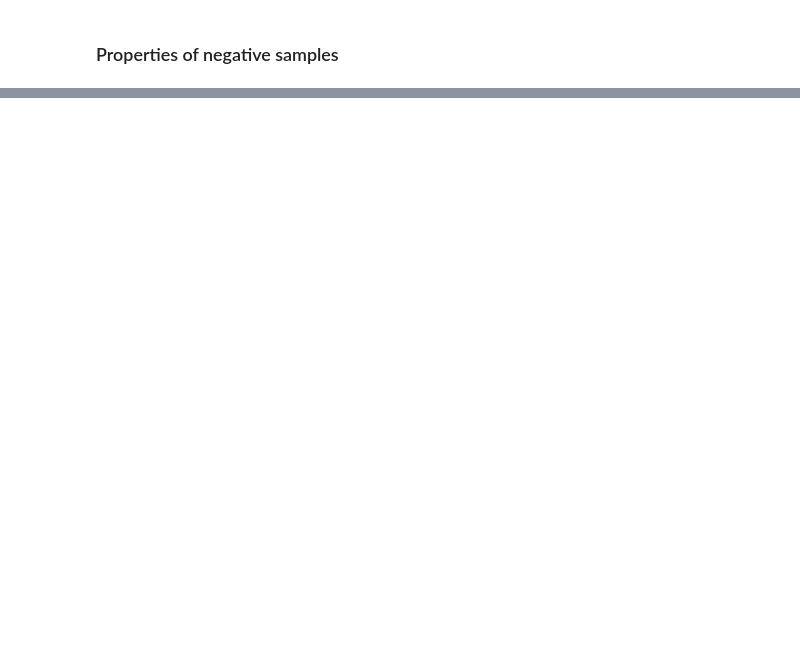
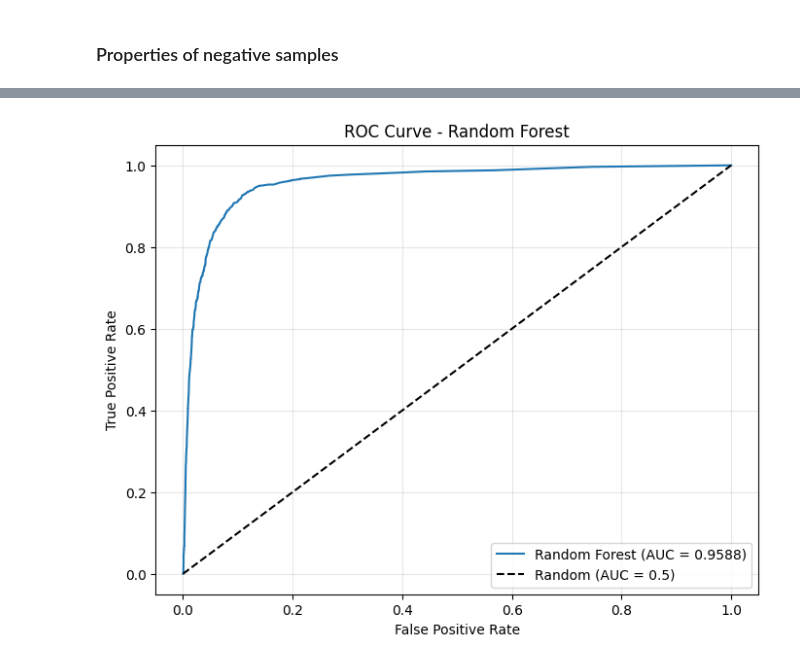
Before and after one commit to Inline6ix/capstone, a Jupyter notebook: capstone.ipynb, the cells around one changed output, grey strips where cells are left out. Cells and saved outputs as stored; diff of their text form; code cells hidden in the pictures; blank space fills up the shorter version.

```diff
--- a/capstone.ipynb
+++ b/capstone.ipynb
@@ -341,0 +387,20 @@ print(5)
+# %%
+# Merge the 'Score_BA' column from epitopes_BA_pred into the epitopes dataframe
+epitopes = pd.merge(epitopes, epitopes_BA_pred[['peptide', 'Score_BA']], on='peptide', how='left')
+epitopes = pd.merge(epitopes, epitopes_composition, on='peptide', how='left')
+
+negatives = pd.merge(negatives, negatives_BA_pred[['peptide', 'Score_BA']], on='peptide', how='left')
+negatives = pd.merge(negatives, negatives_composition, on='peptide', how='left')
+# %%
+def calculate_instability(peptide):
+    """Calculate the instability of a peptide sequence using Biopython."""
+    try:
+        # ProteinAnalysis only works with standard amino acids
+        protein = ProteinAnalysis(peptide)
+        return protein.instability_index()
+    except Exception as e:
+        # Handle peptides with non-standard amino acids
+        return None
+
+# Apply the function to calculate molecular weight for each epitope
+epitopes['instability'] = epitopes['peptide'].apply(calculate_instability)
@@ -341,0 +477,67 @@ print(5)
+# %%
+# Train a Random Forest model
+from sklearn.ensemble import RandomForestClassifier
+from sklearn.metrics import classification_report, accuracy_score, confusion_matrix, roc_auc_score, roc_curve
+import matplotlib.pyplot as plt
+import numpy as np
+
+# Initialize the Random Forest Classifier
+rf_model = RandomForestClassifier(
+    n_estimators=100,  # Number of trees
+    max_depth=None,    # Maximum depth of trees
+    min_samples_split=2,
+    min_samples_leaf=1,
+    random_state=42
+)
+
+# Train the model
+rf_model.fit(X_train, y_train)
+
+# Make predictions on the test set
+y_pred = rf_model.predict(X_test)
+y_pred_proba = rf_model.predict_proba(X_test)[:, 1]  # Probability estimates for positive class
+
+# Evaluate the model
+print("Random Forest Model Evaluation:")
+print(f"Accuracy: {accuracy_score(y_test, y_pred):.4f}")
+print("\nClassification Report:")
+print(classification_report(y_test, y_pred))
+
+# Confusion Matrix
+cm = confusion_matrix(y_test, y_pred)
+print("\nConfusion Matrix:")
+print(cm)
+
+# Calculate ROC AUC
+roc_auc = roc_auc_score(y_test, y_pred_proba)
+print(f"\nROC AUC Score: {roc_auc:.4f}")
+
+# Plot ROC Curve
+fpr, tpr, _ = roc_curve(y_test, y_pred_proba)
+plt.figure(figsize=(8, 6))
+plt.plot(fpr, tpr, label=f'Random Forest (AUC = {roc_auc:.4f})')
+plt.plot([0, 1], [0, 1], 'k--', label='Random (AUC = 0.5)')
+plt.xlabel('False Positive Rate')
+plt.ylabel('True Positive Rate')
+plt.title('ROC Curve - Random Forest')
+plt.legend()
+plt.grid(True, alpha=0.3)
+plt.show()
+
+# Feature importance
+feature_importance = pd.DataFrame({
+    'Feature': X_train.columns,
+    'Importance': rf_model.feature_importances_
+})
+feature_importance = feature_importance.sort_values('Importance', ascending=False)
+
+# Plot top 15 features
+plt.figure(figsize=(10, 6))
+top_features = feature_importance.head(15)
+plt.barh(np.arange(len(top_features)), top_features['Importance'], align='center')
+plt.yticks(np.arange(len(top_features)), top_features['Feature'])
+plt.xlabel('Importance')
+plt.title('Top 15 Feature Importance - Random Forest')
+plt.tight_layout()
+plt.show()
+# %% [output]
@@ -341,0 +563 @@ print(5)
+[figure, added]
```
Also changed, not shown: parts of 36 cells of this notebook, 14 other files.
